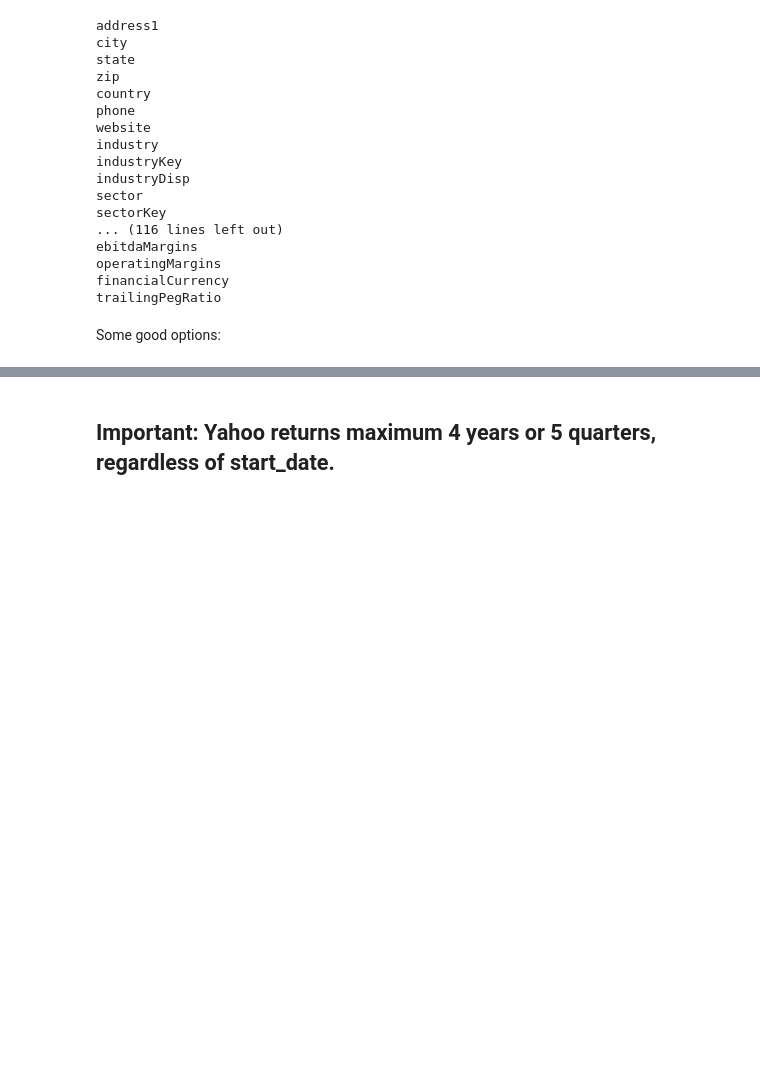
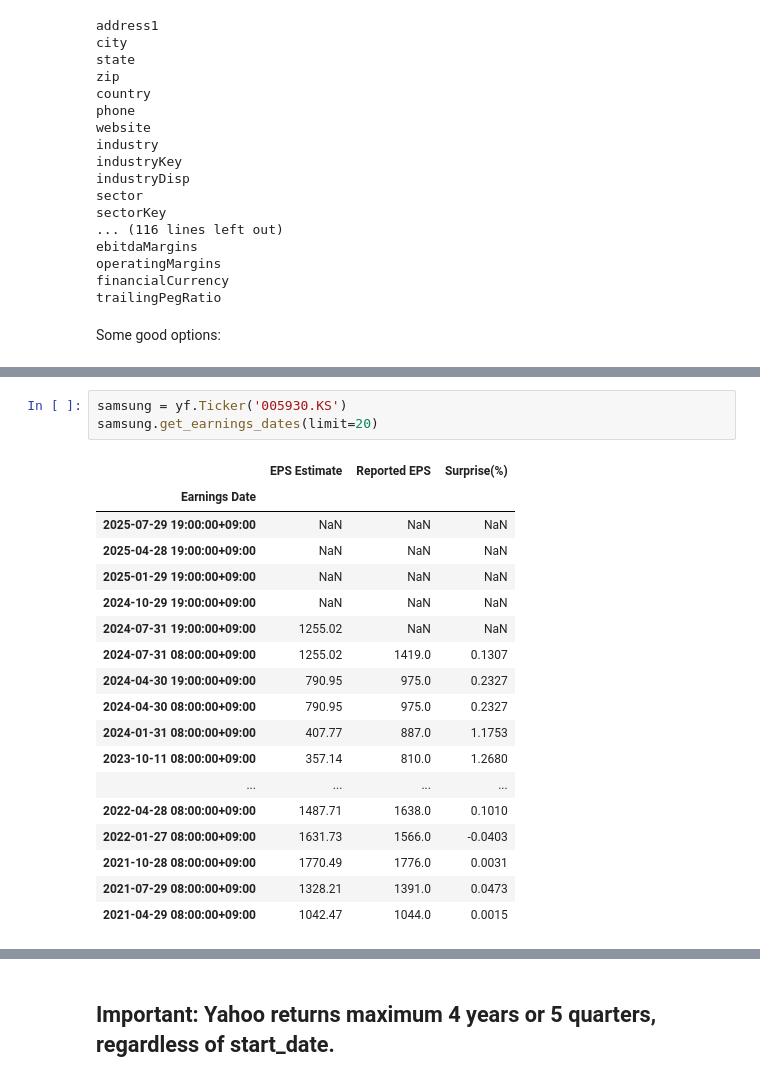
Before and after one commit to MatthiasGN/thesis, a Jupyter notebook: thesis-master.ipynb, the cells around one changed output, grey strips where cells are left out. Cells and saved outputs as stored; diff of their text form; blank space fills up the shorter version.

```diff
--- a/thesis-master.ipynb
+++ b/thesis-master.ipynb
@@ -882,0 +935,22 @@ revenueGrowth: 0.049
+# %%
+samsung = yf.Ticker('005930.KS')
+samsung.get_earnings_dates(limit=20)
+# %% [output]
+|  | EPS Estimate | Reported EPS | Surprise(%) |
+| Earnings Date |  |  |  |
+| 2025-07-29 19:00:00+09:00 | NaN | NaN | NaN |
+| 2025-04-28 19:00:00+09:00 | NaN | NaN | NaN |
+| 2025-01-29 19:00:00+09:00 | NaN | NaN | NaN |
+| 2024-10-29 19:00:00+09:00 | NaN | NaN | NaN |
+| 2024-07-31 19:00:00+09:00 | 1255.02 | NaN | NaN |
+| 2024-07-31 08:00:00+09:00 | 1255.02 | 1419.0 | 0.1307 |
+| 2024-04-30 19:00:00+09:00 | 790.95 | 975.0 | 0.2327 |
+| 2024-04-30 08:00:00+09:00 | 790.95 | 975.0 | 0.2327 |
+| 2024-01-31 08:00:00+09:00 | 407.77 | 887.0 | 1.1753 |
+| 2023-10-11 08:00:00+09:00 | 357.14 | 810.0 | 1.2680 |
+| ... | ... | ... | ... |
+| 2022-04-28 08:00:00+09:00 | 1487.71 | 1638.0 | 0.1010 |
+| 2022-01-27 08:00:00+09:00 | 1631.73 | 1566.0 | -0.0403 |
+| 2021-10-28 08:00:00+09:00 | 1770.49 | 1776.0 | 0.0031 |
+| 2021-07-29 08:00:00+09:00 | 1328.21 | 1391.0 | 0.0473 |
+| 2021-04-29 08:00:00+09:00 | 1042.47 | 1044.0 | 0.0015 |
```
Also changed, not shown: parts of 13 cells of this notebook.
